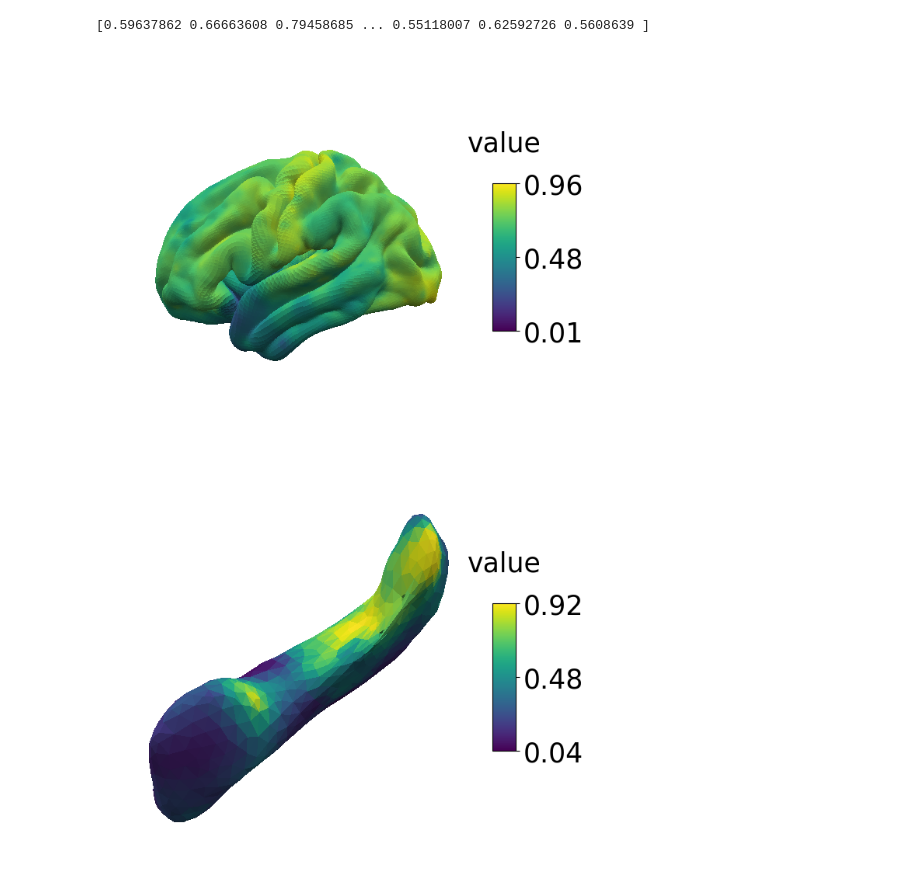
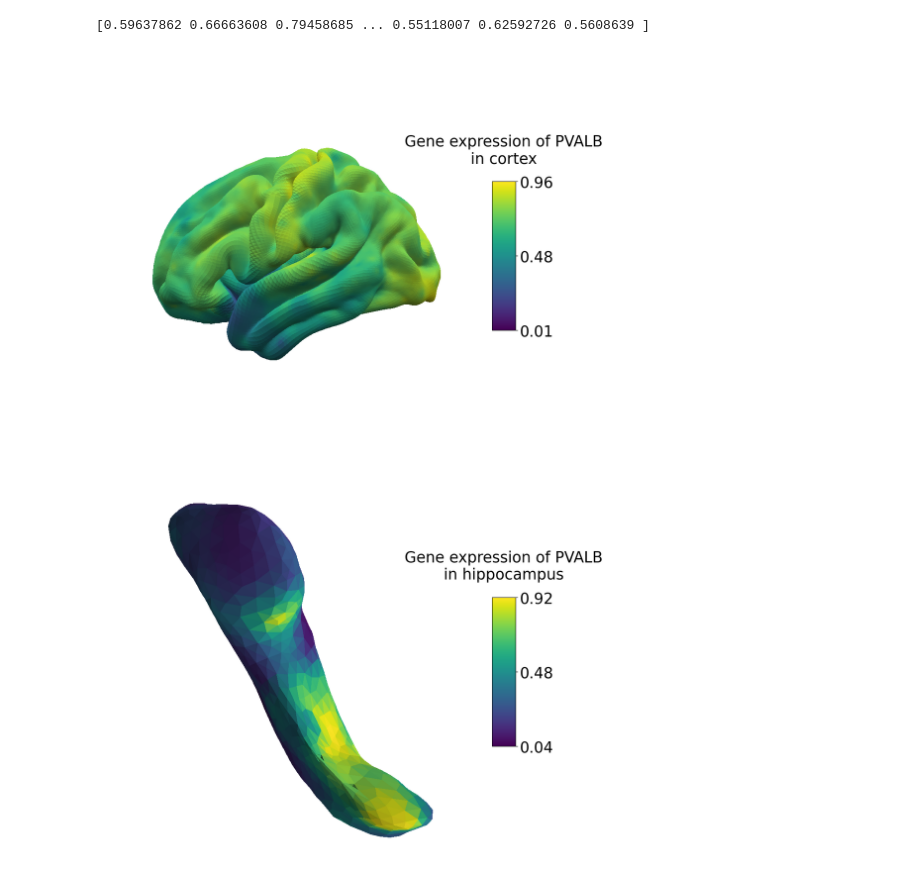
Before and after one commit to imaginelab/gene_viz, a Jupyter notebook: notebooks/main_plotting.ipynb, the cells around one changed output. Saved outputs shown, nothing was run; the diff lists cells and outputs as text; code cells hidden in the pictures.

```diff
--- a/notebooks/main_plotting.ipynb
+++ b/notebooks/main_plotting.ipynb
@@ -28,30 +24,39 @@ mesh = load_mesh_geometry(cortical_mesh_file_path)
-# %%
-# Interpolate gene data to meshes
-
-from gene_viz.interpolation.interpolation_core import interpolate
-interpolated_values = interpolate(samples,coords, mesh['coords'])
-
-print(interpolated_values)
-# %% [output]
-[0.59637862 0.66663608 0.79458685 ... 0.55118007 0.62592726 0.5608639 ]
 # %%
-plot_surf(mesh['coords'], mesh['faces'], interpolated_values, rotate=90)
+# plot gene expression in cortex
 
-# ask M how to add a mask for blue subcortical bit
+#load mesh
+cortical_mesh_file_path = os.path.join(get_data_path(),'fs_LR.32k.L.pial.surf.gii')
+mesh = load_mesh_geometry(cortical_mesh_file_path)
+
+# interpolate
+interpolated_values = interpolate(samples,coords, mesh['coords'])
+
+# plot
+plot_surf(mesh['coords'], mesh['faces'],
+          interpolated_values,
+          rotate=90,
+          base_size = 10,
+          cmap_label = f'Gene expression of {gene_name}\nin cortex',
+          )
 # %% [output]
+[0.59637862 0.66663608 0.79458685 ... 0.55118007 0.62592726 0.5608639 ]
-[figure, old version]
+[figure, new version]
 # %%
-# Load in meshes
+# plot gene expression in cortex
 
+# load mesh
 subcortical_mesh_file_path = os.path.join(get_data_path(),'Right-Hippocampus_meshfile.surf.gii')
 subc_mesh = load_mesh_geometry(subcortical_mesh_file_path)
 
-# Interpolate gene data to meshes
-
+# interpolate gene data to meshes
 subc_interpolated_values = interpolate(samples,coords, subc_mesh['coords'])
 
-plot_surf(subc_mesh['coords'], subc_mesh['faces'], subc_interpolated_values, rotate=90)
-
-# ask M how to add a mask for blue subcortical bit
+# plot
+plot_surf(subc_mesh['coords'], subc_mesh['faces'], subc_interpolated_values,
+          rotate=90,
+          x_rotate=10,
+          base_size = 10,
+          cmap_label = f'Gene expression of {gene_name}\nin hippocampus',
+          )
 # %% [output]
-[figure, old version]
+[figure, new version]
```
Also changed, not shown: parts of 9 cells of this notebook, 2 other files.
